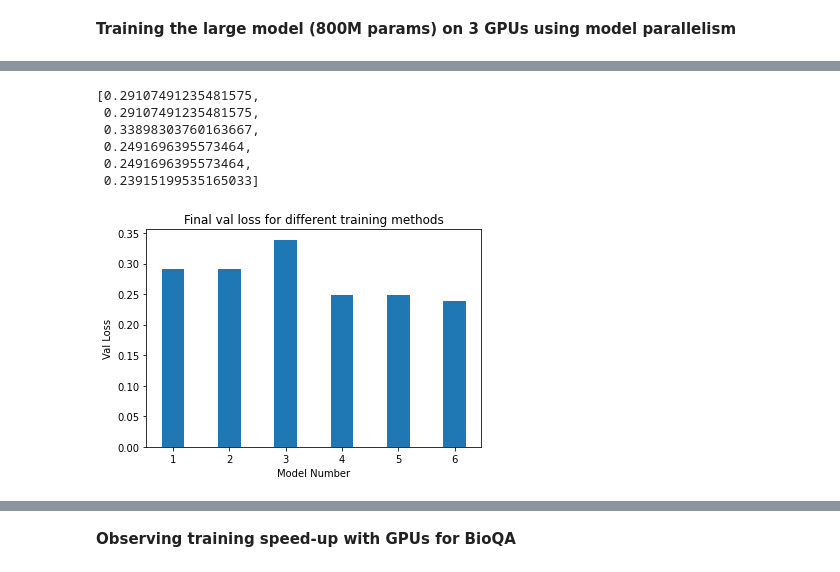
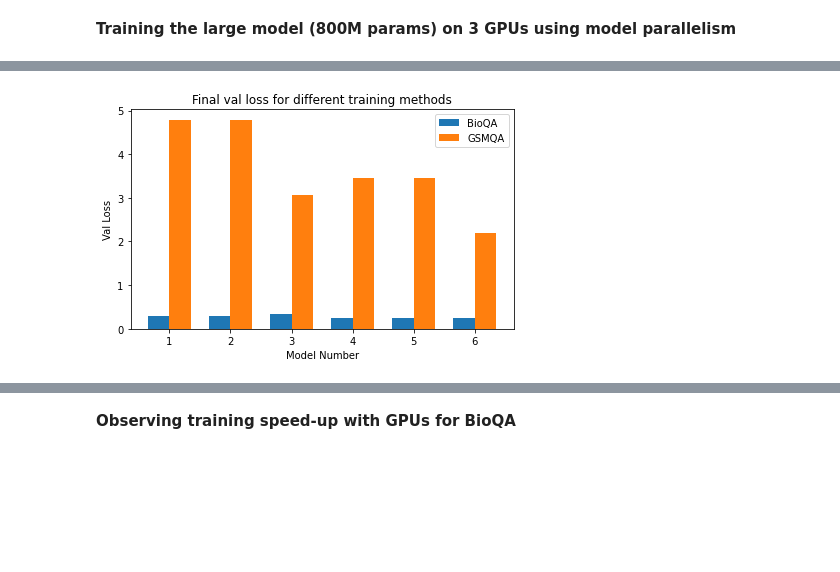
Before and after one commit to gcharvi31/t5-tuning, a Jupyter notebook: Project_Stats.ipynb, the cells around one changed output, grey strips where cells are left out. Cells and saved outputs as stored; diff of their text form; code cells hidden in the pictures; blank space fills up the shorter version.

```diff
--- a/Project_Stats.ipynb
+++ b/Project_Stats.ipynb
@@ -223,5 +223,5 @@ plt.show()
 # %% [markdown]
 **Training the large model (800M params) on 3 GPUs using model parallelism**
 # %%
-model_6 = open_pickle("/content/gdrive/MyDrive/Fall 22/Intro To DL Systems/Project Data/Final Data/BioQA/model_6.pickle")
-bio_log_6 = pd.read_csv("/content/gdrive/MyDrive/Fall 22/Intro To DL Systems/Project Data/Final Data/BioQA/log_compute_model_6.csv")
+bio_model_6 = open_pickle("/content/gdrive/MyDrive/Fall 22/Intro To DL Systems/Project Data/Final Data/BioQA/model_6.pickle")
+gsm_model_6 = open_pickle("/content/gdrive/MyDrive/Fall 22/Intro To DL Systems/Project Data/Final Data/gsm/model_6.pickle")
@@ -240,24 +234,25 @@ bio_loss_list.append(np.mean(final_loss[-35:]))
 # %%
 model_numbers.append(6)
-# %%
-bio_loss_list
-# %% [output]
-[0.29107491235481575,
- 0.29107491235481575,
- 0.33898303760163667,
- 0.2491696395573464,
- 0.2491696395573464,
- 0.23915199535165033]
-# %%
-plt.title("Final val loss for different training methods")
-
-plt.bar(model_numbers, bio_loss_list, width = 0.4)
-
-plt.xlabel("Model Number")
-plt.ylabel("Val Loss")
-
-plt.savefig("big_loss.png")
-plt.show()
-# %% [output]
-[figure, removed]
+# %%
+x = np.arange(1, len(model_numbers)+1)  # the label locations
+width = 0.35  # the width of the bars
+
+fig, ax = plt.subplots()
+rects1 = ax.bar(x - width/2, bio_loss_list, width, label='BioQA')
+rects2 = ax.bar(x + width/2, gsm_loss_list, width, label='GSMQA')
+
+# Add some text for labels, title and custom x-axis tick labels, etc.
+ax.set_ylabel('Val Loss')
+ax.set_xlabel('Model Number')
+ax.set_title('Final val loss for different training methods')
+ax.set_xticks(x, model_numbers)
+ax.legend()
+
+
+fig.tight_layout()
+
+plt.savefig("big_model_loss.png")
+plt.show()
+# %% [output]
+[figure, added]
 # %%
```
Also changed, not shown: parts of 10 cells of this notebook, 4 other files.
